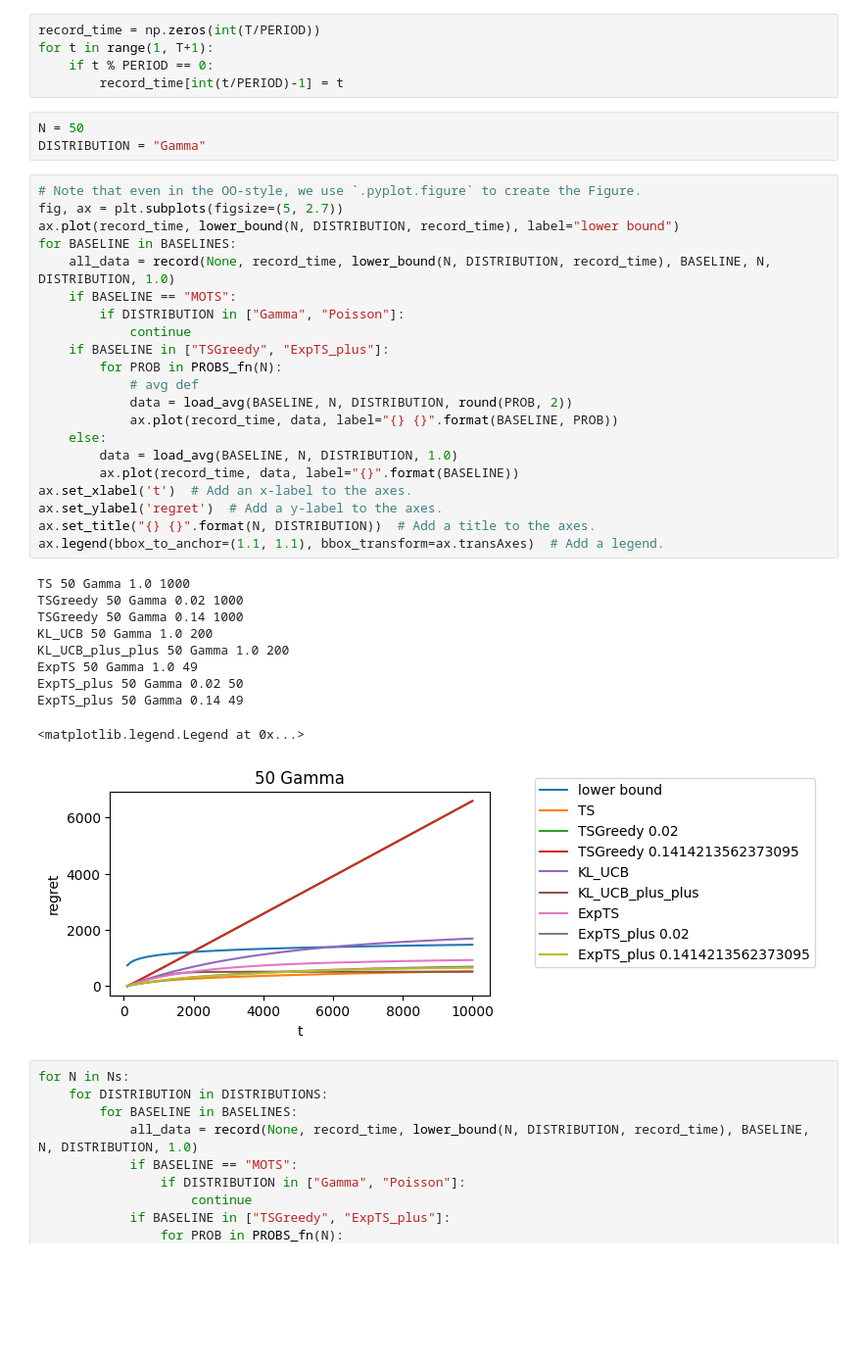
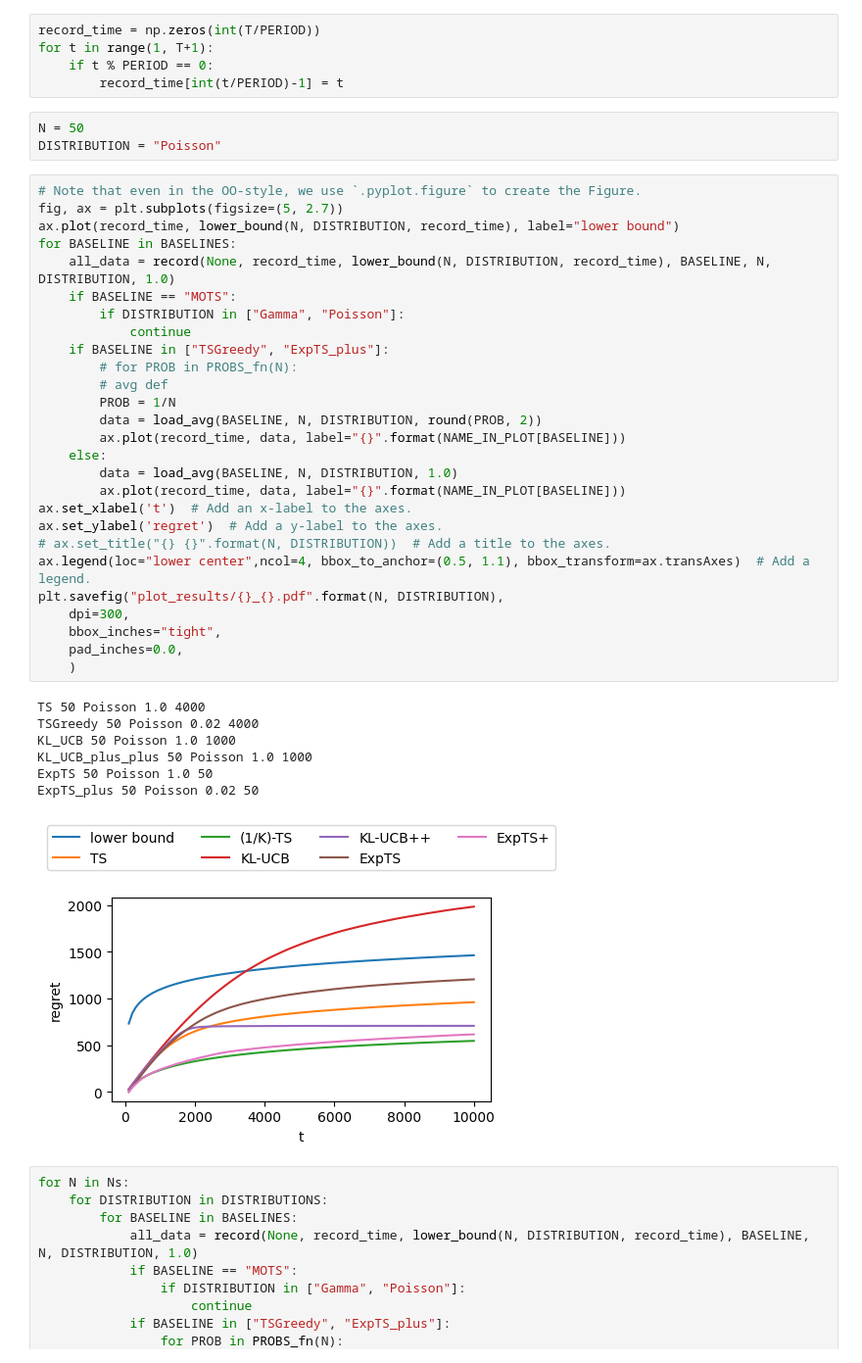
Before and after one commit to xianglinyang/TS, a Jupyter notebook: plot.ipynb, the cells around one changed output. Shown: that part at 98% size. Saved outputs shown, nothing was run; the diff lists cells and outputs as text; blank space fills up the shorter version.

```diff
--- a/plot.ipynb
+++ b/plot.ipynb
@@ -58,39 +58,42 @@ for t in range(1, T+1):
         record_time[int(t/PERIOD)-1] = t
 # %%
 N = 50
-DISTRIBUTION = "Gamma"
+DISTRIBUTION = "Poisson"
 # %%
 # Note that even in the OO-style, we use `.pyplot.figure` to create the Figure.
 fig, ax = plt.subplots(figsize=(5, 2.7))
 ax.plot(record_time, lower_bound(N, DISTRIBUTION, record_time), label="lower bound")
 for BASELINE in BASELINES:
     all_data = record(None, record_time, lower_bound(N, DISTRIBUTION, record_time), BASELINE, N, DISTRIBUTION, 1.0)
     if BASELINE == "MOTS":
         if DISTRIBUTION in ["Gamma", "Poisson"]:
             continue
     if BASELINE in ["TSGreedy", "ExpTS_plus"]:
-        for PROB in PROBS_fn(N):
-            # avg def
-            data = load_avg(BASELINE, N, DISTRIBUTION, round(PROB, 2))
-            ax.plot(record_time, data, label="{} {}".format(BASELINE, PROB))
+        # for PROB in PROBS_fn(N):
+        # avg def
+        PROB = 1/N
+        data = load_avg(BASELINE, N, DISTRIBUTION, round(PROB, 2))
+        ax.plot(record_time, data, label="{}".format(NAME_IN_PLOT[BASELINE]))
     else:
         data = load_avg(BASELINE, N, DISTRIBUTION, 1.0)
-        ax.plot(record_time, data, label="{}".format(BASELINE))
+        ax.plot(record_time, data, label="{}".format(NAME_IN_PLOT[BASELINE]))
 ax.set_xlabel('t')  # Add an x-label to the axes.
 ax.set_ylabel('regret')  # Add a y-label to the axes.
-ax.set_title("{} {}".format(N, DISTRIBUTION))  # Add a title to the axes.
-ax.legend(bbox_to_anchor=(1.1, 1.1), bbox_transform=ax.transAxes)  # Add a legend.
+# ax.set_title("{} {}".format(N, DISTRIBUTION))  # Add a title to the axes.
+ax.legend(loc="lower center",ncol=4, bbox_to_anchor=(0.5, 1.1), bbox_transform=ax.transAxes)  # Add a legend.
+plt.savefig("plot_results/{}_{}.pdf".format(N, DISTRIBUTION),
+    dpi=300,
+    bbox_inches="tight",
+    pad_inches=0.0,
+    )
 # %% [output]
-TS 50 Gamma 1.0 1000
-TSGreedy 50 Gamma 0.02 1000
-TSGreedy 50 Gamma 0.14 1000
-KL_UCB 50 Gamma 1.0 200
-KL_UCB_plus_plus 50 Gamma 1.0 200
-ExpTS 50 Gamma 1.0 49
-ExpTS_plus 50 Gamma 0.02 50
-ExpTS_plus 50 Gamma 0.14 49
+TS 50 Poisson 1.0 4000
+TSGreedy 50 Poisson 0.02 4000
+KL_UCB 50 Poisson 1.0 1000
+KL_UCB_plus_plus 50 Poisson 1.0 1000
+ExpTS 50 Poisson 1.0 50
+ExpTS_plus 50 Poisson 0.02 50
-<matplotlib.legend.Legend at 0x...>
-[figure, old version]
+[figure, new version]
 # %%
 for N in Ns:
     for DISTRIBUTION in DISTRIBUTIONS:
```
Also changed, not shown: 3 other files.
